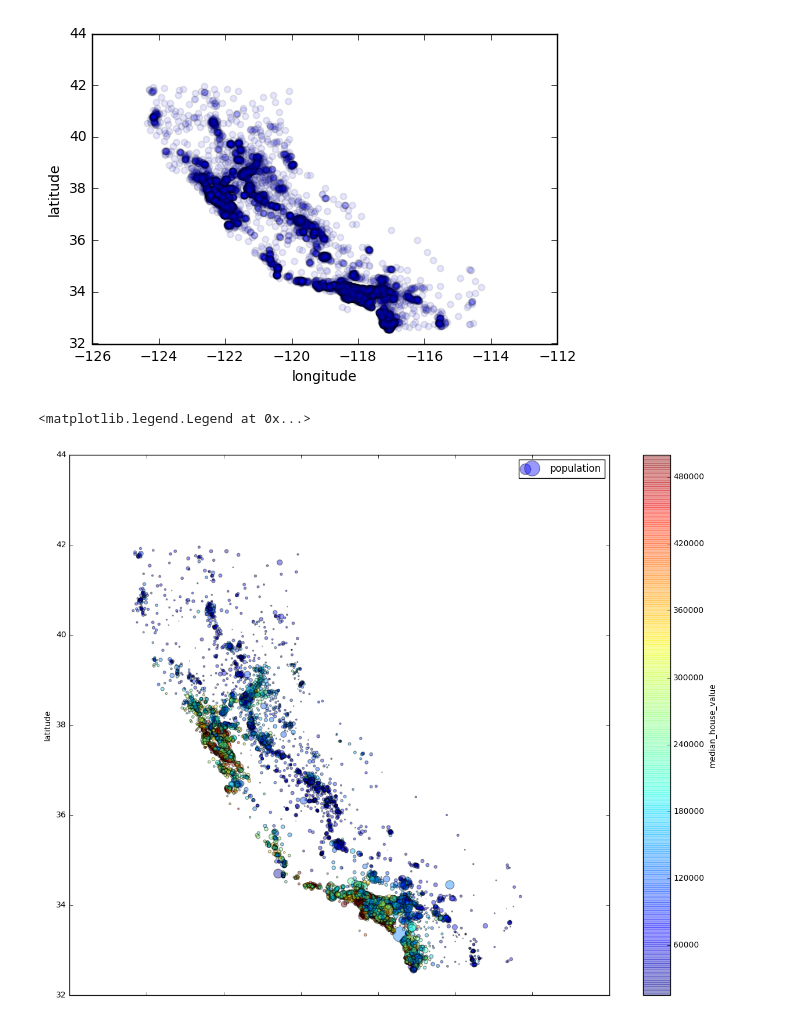
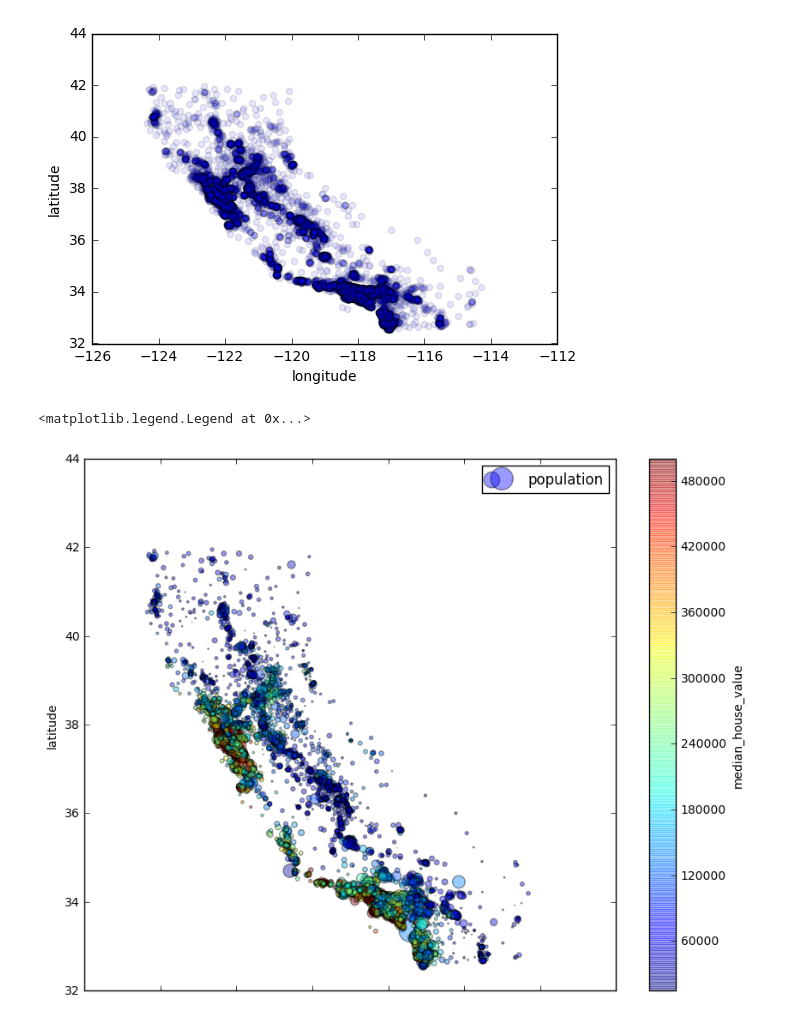
Before and after one commit to fallen32/Practice, a Jupyter notebook: handson-ml-workon/Ch2/data_gathering.ipynb, the cells around one changed output. Cells and saved outputs as stored; diff of their text form; code cells hidden in the pictures.

```diff
--- a/handson-ml-workon/Ch2/data_gathering.ipynb
+++ b/handson-ml-workon/Ch2/data_gathering.ipynb
@@ -143,8 +143,8 @@ housing.plot(kind="scatter", x="longitude", y="latitude", alpha=0.1)
 # %%
 housing.plot(kind="scatter", x="longitude", y="latitude", alpha=0.4,
              s=housing["population"]/100, label="population",
-            c="median_house_value", cmap=plt.get_cmap("jet"), colorbar=True,figsize=(15,12))
+            c="median_house_value", cmap=plt.get_cmap("jet"), colorbar=True,figsize=(10,8))
 plt.legend()
 # %% [output]
 <matplotlib.legend.Legend at 0x...>
-[figure, old version]
+[figure, new version]
```
Also changed, not shown: parts of 11 cells of this notebook.
